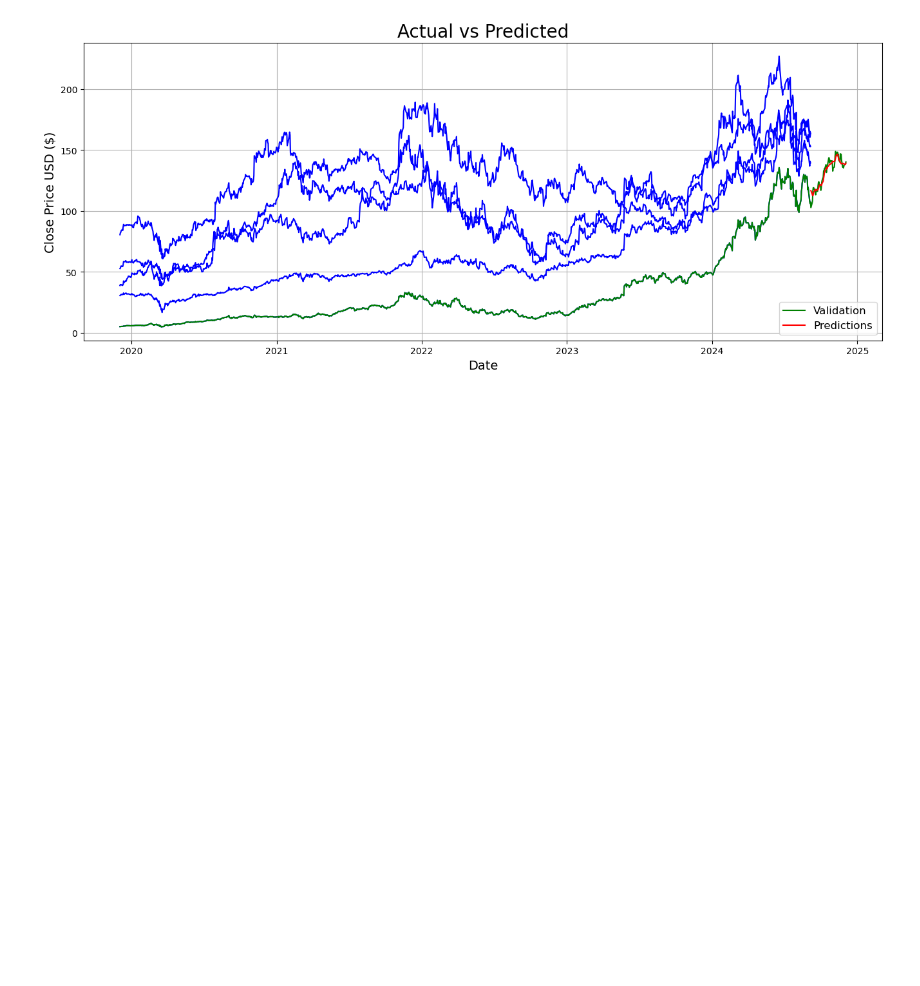
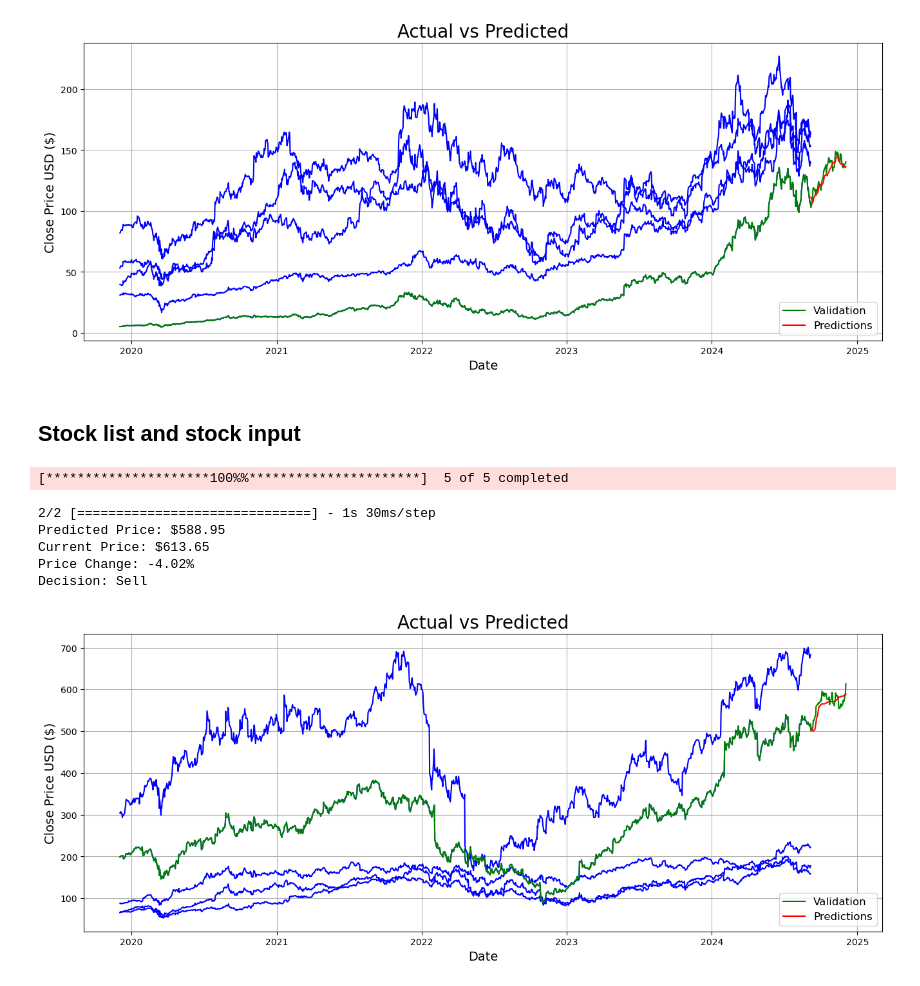
Before and after one commit to Kestrel86/Stock_Analysis, a Jupyter notebook: stock_analysis.ipynb, the cells around one changed output. Drawn from its saved outputs; the diff is of its cells as text; code cells hidden in the pictures; blank space fills up the shorter version.

```diff
--- a/stock_analysis.ipynb
+++ b/stock_analysis.ipynb
@@ -370,14 +278,0 @@ test_set = np.reshape(test_set, (test_set.shape[0], test_set.shape[1], test_set.
-# %%
-# Prediction
-prediction = model.predict(test_set)
-
-# Reshape the prediction to (num_samples, 1) for inverse transformation
-prediction = prediction.reshape(-1, 1)  # Flatten the output for inverse transformation
-
-# Inverse transform the predictions for the target stock (the last column)
-scaled_pred = scaler.inverse_transform(np.hstack([np.zeros((prediction.shape[0], scaled_data.shape[1] - 1)), prediction]))
-
-# Prepare results for the target stock
-valid = target_data[training_data_len:]
-valid = valid.to_frame()  # Convert to DataFrame, in the case the data is a series
-valid['Predictions'] = scaled_pred[:, -1]  # Only take the last column for the target stock
@@ -401,2 +278,0 @@ R2 Score: 0.7457015219140221
-# %%
-valid, training_data_len, data = stock_model(stock_list, stock_symbol)
@@ -409,2 +318,21 @@ Makes predictions for the target stock in the past 5 years and use of other stoc
+# %%
+def run_stocks(stock, stock_list):
+    valid, trdf, data = stock_model(stock_list, stock)
+    rec_invest(valid, data, stock)
+    print_visual(data, trdf, valid, stock)
 # %% [markdown]
 ## Output
+# %%
+# 5 years
+
+# semiconductor stocks
+# nvidia, taiwan semiconductor manufacturing, broadcom, qualcomm, AMD
+semic_stock_list = ['NVDA','TSM', 'AVGO', 'QCOM', 'AMD']
+
+semic_target = 'NVDA'
+
+# faang stocks
+# facebook, amazon, apple, netflix, google
+faang_stock_list = ['META', 'AMZN', 'AAPL', 'NFLX', 'GOOG']
+
+faang_target = 'META'
@@ -479,3 +375,15 @@ Decision: Hold
 print_visual(data_nvda, trdf_nvda, valid_nvda, 'NVDA')
 # %% [output]
 [figure]
+# %% [markdown]
+## Stock list and stock input
+# %%
+run_stocks(faang_target, faang_stock_list)
+# %% [output]
+[*********************100%%**********************]  5 of 5 completed
+2/2 [==============================] - 1s 30ms/step
+Predicted Price: $588.95
+Current Price: $613.65
+Price Change: -4.02%
+Decision: Sell
+[figure, added]
```
Also changed, not shown: parts of 27 cells of this notebook.
